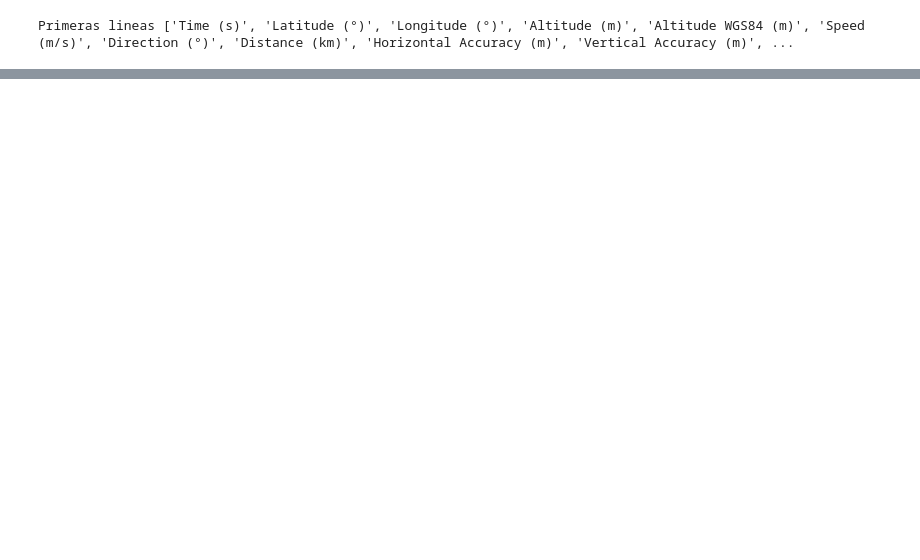
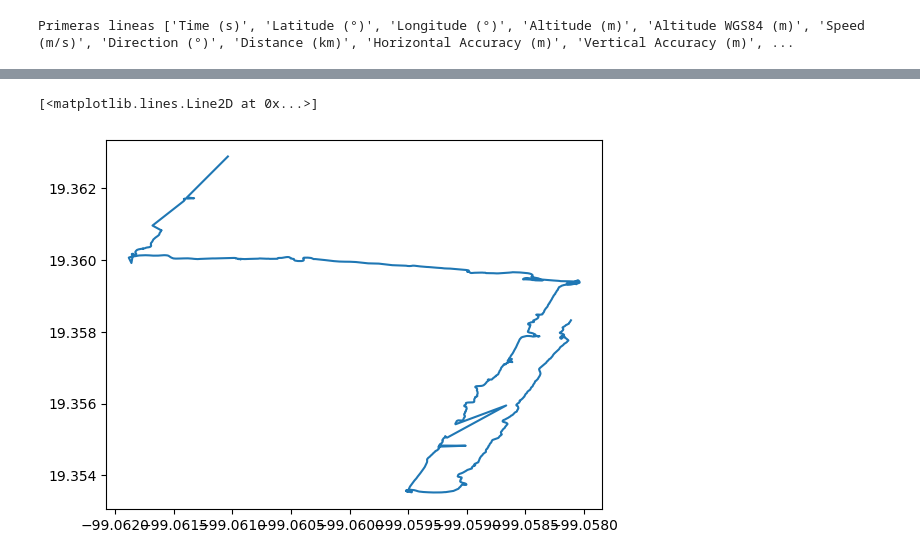
Before and after one commit to claudiash9-crypto/FisiComp26c, a Jupyter notebook: clase 17.02.ipynb, the cells around one changed output, grey strips where cells are left out. Saved outputs shown, nothing was run; the diff lists cells and outputs as text; code cells hidden in the pictures; blank space fills up the shorter version.

```diff
--- a/clase 17.02.ipynb
+++ b/clase 17.02.ipynb
@@ -33,0 +50,24 @@ plt.show
+# %%
+def leer_csv_dat(arch):
+    with open(arch, mode='r') as archivo:
+        datos= csv.reader(archivo)
+        encabezado= next(datos,None)
+        #if encabezado:
+         #   print("Primeras lineas", encabezado, len(encabezado))
+        mat_dat= []
+        for renglon in datos:
+            mat_dat.append(np.array(renglon[:4]))
+    dat= np.zeros((len(mat_dat),4))
+    #i renglon y j es columna
+    for i in range(len(mat_dat)):
+        for j in range(4):
+            dat[i,j] = mat_dat[i][j]
+    #mat_dat= np.array(mat_dat) #convertir en arreglo numerico
+    #mat_dat[i,j] i renglon y j es el columna
+    return dat
+# %%
+mat= leer_csv_dat('Caminata.csv')
+plt.plot(mat[:,2],mat[:,1])
+# %% [output]
+[<matplotlib.lines.Line2D at 0x...>]
+[figure, added]
```
Also changed, not shown: parts of 5 cells of this notebook.
